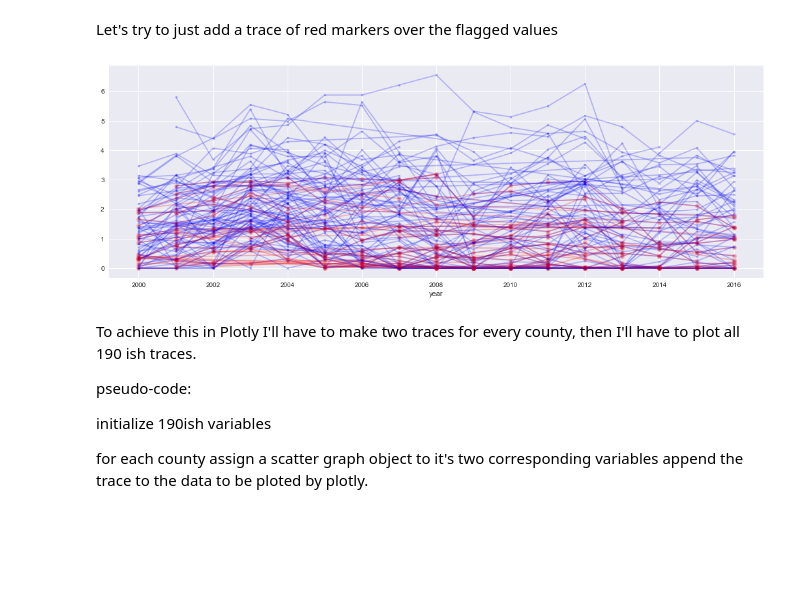
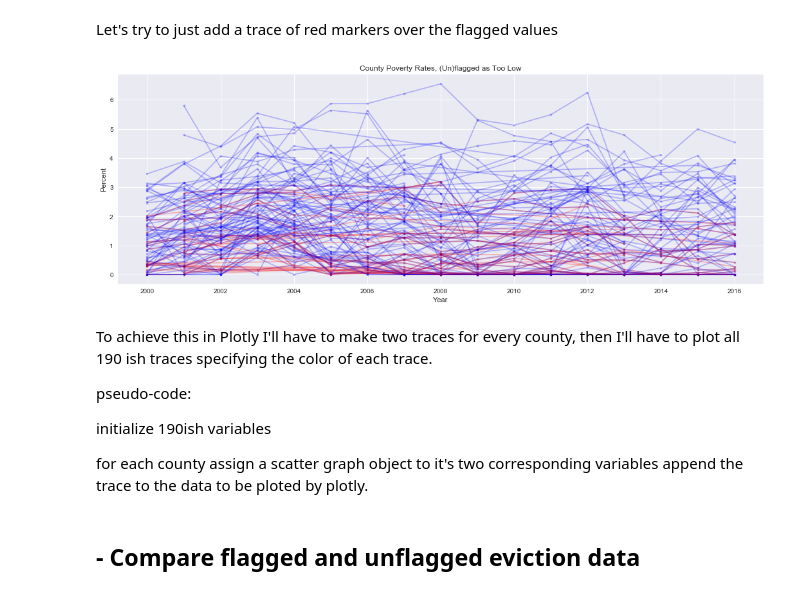
Before and after one commit to paulo-g-martinez/eviction-lab-tn-nss-capstone, a Jupyter notebook: regression-analysis-with-corrected-flags.ipynb, the cells around one changed output. Cells and saved outputs as stored; diff of their text form; code cells hidden in the pictures; blank space fills up the shorter version.

Commit message:
comparing visualizations of (un)filtered data

```diff
--- a/regression-analysis-with-corrected-flags.ipynb
+++ b/regression-analysis-with-corrected-flags.ipynb
@@ -131,9 +132,9 @@ def mutate_trace_by_flag(df):
 # %%
 def split_trace_by_flag(df, verbose = False):
     '''Takes a timeseries df with two column levels and
-    splits a column from one level into two,
-    according to whether or not that cell has been flagged in the other level.
-    Returns a df'''
+    splits each column from first level into two columns according to whether or not
+    that cell has been flagged in the other level.
+    Returns a one level df with twice as many columns'''
     if len(df.columns.levels[0]) != 2:
         print('Need df with two levels of columns. Received df.columns.levels[0] = ',
              df.columns.levels[0])
@@ -210,22 +196,25 @@ Let's try to just add a trace of red markers over the flagged values
 # %%
 for col in split_cnty_evic_rates:
     if 'flagged' not in col:
         try:
             split_cnty_evic_rates[col].dropna().plot(figsize = (18, 6), color = 'blue', alpha = .25, marker = '.')
         except:
             continue
     if 'flagged' in col:
         try:
-            split_cnty_evic_rates[col].dropna().plot(figsize = (18, 6), color = 'red', alpha = .25, marker = 'o')
+            split_cnty_evic_rates[col].dropna().plot(figsize = (18, 6), color = 'red', alpha = .25, marker = '.')
         except:
             continue
 
 #plt.figure(figsize=(18, 6))
+plt.title('County Poverty Rates, (Un)flagged as Too Low')
+plt.xlabel('Year')
+plt.ylabel('Percent')
 plt.show()
 # %% [output]
-[figure, old version]
+[figure, new version]
 # %% [markdown]
-To achieve this in Plotly I'll have to make two traces for every county, then I'll have to plot all 190 ish traces.
+To achieve this in Plotly I'll have to make two traces for every county, then I'll have to plot all 190 ish traces specifying the color of each trace.
 
 pseudo-code:
 
@@ -233,3 +222,5 @@ initialize 190ish variables
 
 for each county assign a scatter graph object to it's two corresponding variables
 append the trace to the data to be ploted by plotly.
+# %% [markdown]
+## - Compare flagged and unflagged eviction data
```
Also changed, not shown: parts of 24 cells of this notebook.
